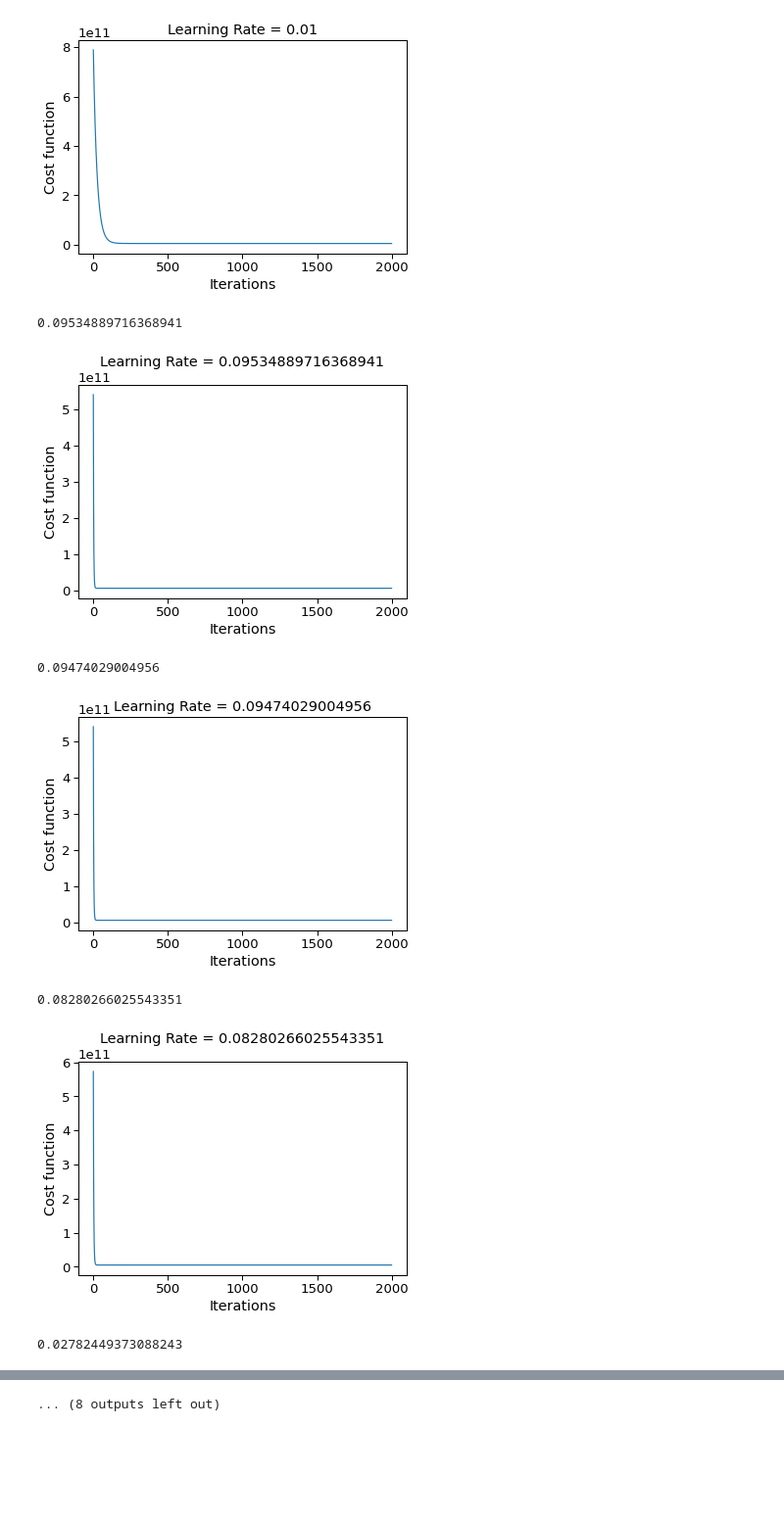
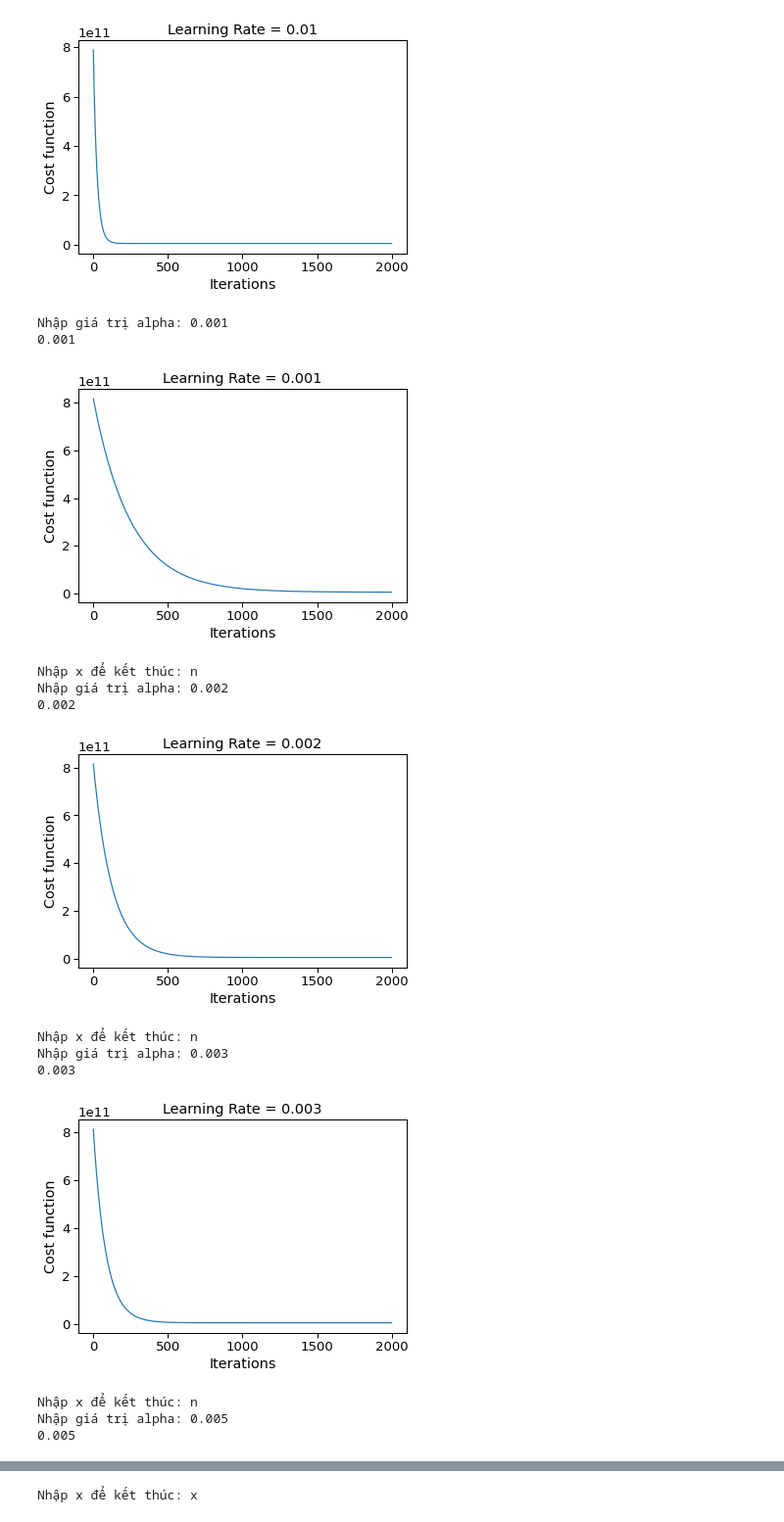
Before and after one commit to ThanhHung2112/Machine_learning, a Jupyter notebook: GD_HPP.ipynb, the cells around one changed output, grey strips where cells are left out. Shown: that part at 98% size. Saved outputs shown, nothing was run; the diff lists cells and outputs as text; code cells hidden in the pictures; blank space fills up the shorter version.

```diff
--- a/GD_HPP.ipynb
+++ b/GD_HPP.ipynb
@@ -186,17 +186,27 @@ plot (iterations, J_history, alpha)
 # %% [output]
 [figure]
 # %%
-for i in range(10):
+d = 1
+while d != 'x':
+
     J_history=[]
-    alpha = random.uniform(0.001, 0.1)
+    alpha = float(input('Nhập giá trị alpha: '))
     print(alpha)
     J_history = Gradient_Descent (X, y, alpha, theta, m, iterations)
     plot (iterations, J_history, alpha)
+    d = input('Nhập x để kết thúc: ')
 # %% [output]
-0.09534889716368941
+Nhập giá trị alpha: 0.001
+0.001
-[figure, old version]
+[figure, new version]
-0.09474029004956
+Nhập x để kết thúc: n
+Nhập giá trị alpha: 0.002
+0.002
-[figure, old version]
+[figure, new version]
-0.08280266025543351
+Nhập x để kết thúc: n
+Nhập giá trị alpha: 0.003
+0.003
-[figure, old version]
+[figure, new version]
-0.02782449373088243
+Nhập x để kết thúc: n
+Nhập giá trị alpha: 0.005
+0.005
@@ -208 +222 @@ for i in range(10):
-... (8 outputs left out)
+Nhập x để kết thúc: x
```
Also changed, not shown: parts of 1 cell of this notebook.
